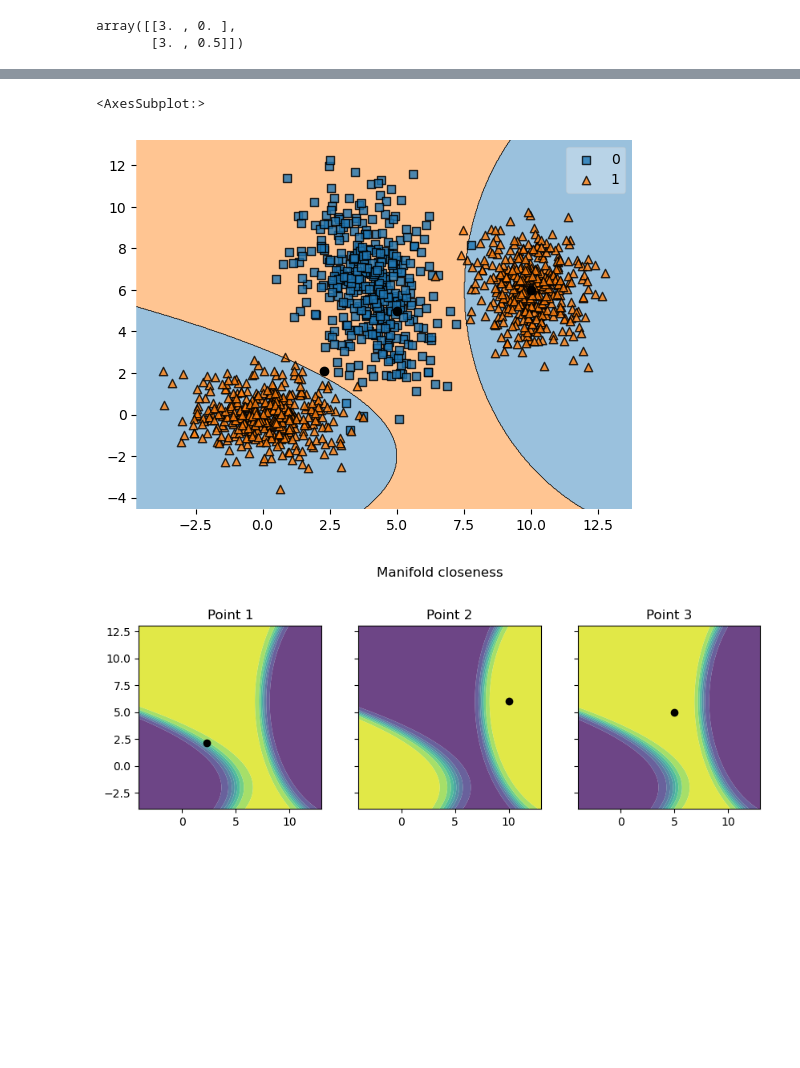
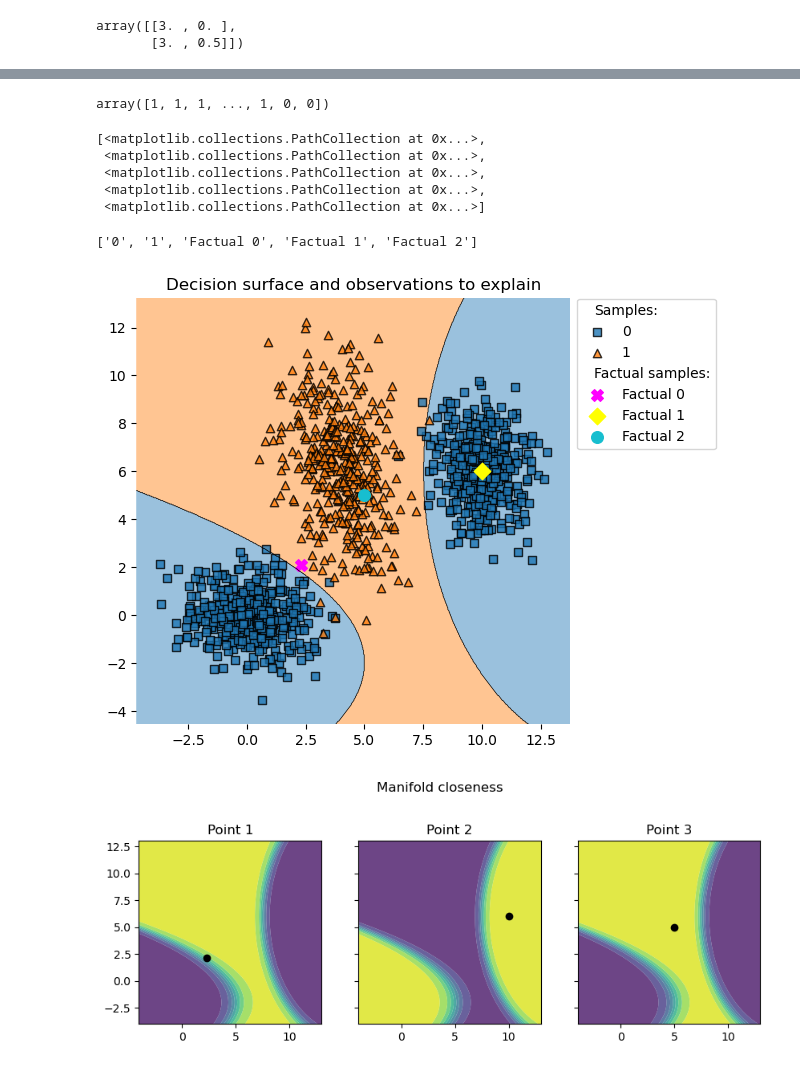
Before and after one commit to rrunix/phd_snippets, a Jupyter notebook: chapter_03.ipynb, the cells around one changed output, grey strips where cells are left out. Drawn from its saved outputs; the diff is of its cells as text; code cells hidden in the pictures; blank space fills up the shorter version.

Commit message:
update figures

```diff
--- a/chapter_03.ipynb
+++ b/chapter_03.ipynb
@@ -48,7 +49,9 @@ X = np.row_stack((
     dist_neg_2.rvs(size=n_points_dist, random_state=SEED)
 ))
 
-y = np.array([0] * n_points_dist + [1] * 2 * n_points_dist)
+y = np.array([1] * n_points_dist + [0] * 2 * n_points_dist)
 
 
 clf = MockSklearn([DistWithPrior(dist_pos, n_points_dist / 2)], [DistWithPrior(dist_neg_1, n_points_dist / 4), DistWithPrior(dist_neg_2, n_points_dist / 4)])
+rf = RandomForestClassifier()
+rf.fit(X, y)
@@ -55,13 +76,56 @@ clf = MockSklearn([DistWithPrior(dist_pos, n_points_dist / 2)], [DistWithPrior(d
+# %%
+clf.predict(X)
+# %% [output]
+array([1, 1, 1, ..., 1, 0, 0])
 # %%
 point = np.array([[2.3, 2.1], [10, 6], [5, 5]])
+# %%
+h
+# %% [output]
+[<matplotlib.collections.PathCollection at 0x...>,
+ <matplotlib.collections.PathCollection at 0x...>,
+ <matplotlib.collections.PathCollection at 0x...>,
+ <matplotlib.collections.PathCollection at 0x...>,
+ <matplotlib.collections.PathCollection at 0x...>]
+# %%
+l
+# %% [output]
+['0', '1', 'Factual 0', 'Factual 1', 'Factual 2']
+# %%
+def add_multi_legend(plt_ax, titles, titles_pos):
+    h, l = plt_ax.get_legend_handles_labels()
+    ph = [plt_ax.plot([],marker="", ls="")[0]]*2
+
+    handles = list(h)
+    labels = list(l)
+
+    acc = 0
+    for i in range(len(titles_pos)):
+        pos = titles_pos[i]
+        handles = [*handles[:pos], ph[i], *handles[pos:]]
+        labels = [*labels[:pos], titles[i], *labels[pos:]]
+
+    leg = plt.legend(handles, labels, ncol=1, loc='upper left', bbox_to_anchor=(1, 1.015))
+    for vpack in leg._legend_handle_box.get_children():
+        packs = list(vpack.get_children())
+        for pos in titles_pos:
+            packs[pos].get_children()[0].set_width(0)
+            packs[pos].get_children()[0].set_width(0)
 # %%
 plot = plot_decision_regions(X, y, clf)
-plt.savefig("imgs/decision_regions.png", dpi=600)
-plot.scatter(point[:, 0], point[:, 1], c='black')
-plot
+
+factual_colours = ["fuchsia", "yellow", "tab:cyan"]
+factual_markers = ["X", "D", "o"]
+for i in range(3):
+    plot.scatter(point[i, 0], point[i, 1], c=colours[i], marker=factual_markers[i], s=70, label=f"Factual {i}")
+
+
+add_multi_legend(plot, titles=["Samples:", "Factual samples:"], titles_pos=[0, 3])
+plt.tight_layout()
+plt.title("Decision surface and observations to explain")
+plt.savefig("imgs/decision_regions.png", dpi=600, bbox_inches='tight')
 # %% [output]
-<AxesSubplot:>
-[figure, old version]
+[figure, new version]
 # %%
 def plot_decision_boundary(bounds, f, points, ax, fig=None, max_radius=None):
     x_min, x_max = bounds[0]
```
Also changed, not shown: parts of 8 cells of this notebook, 6 other files.
